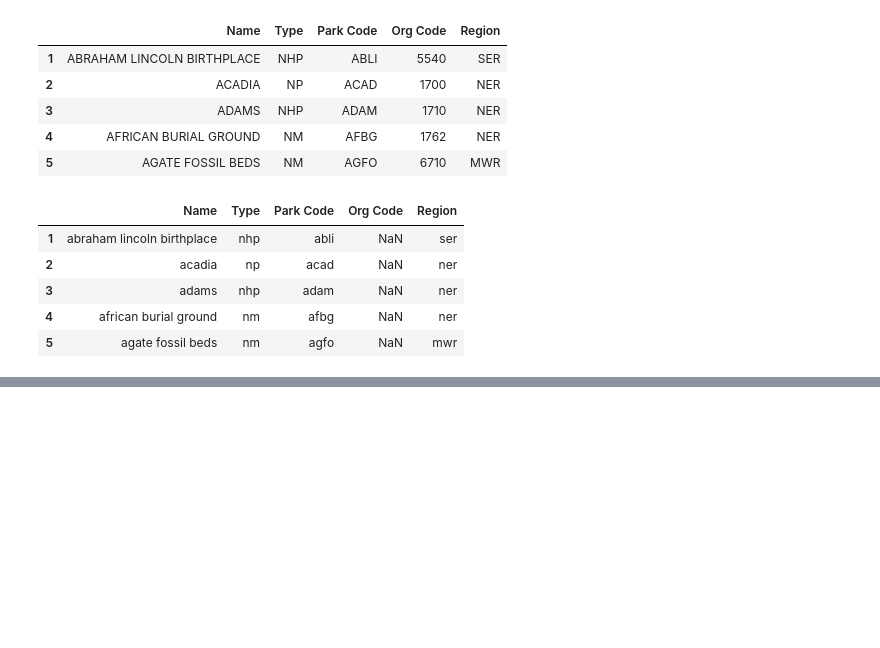
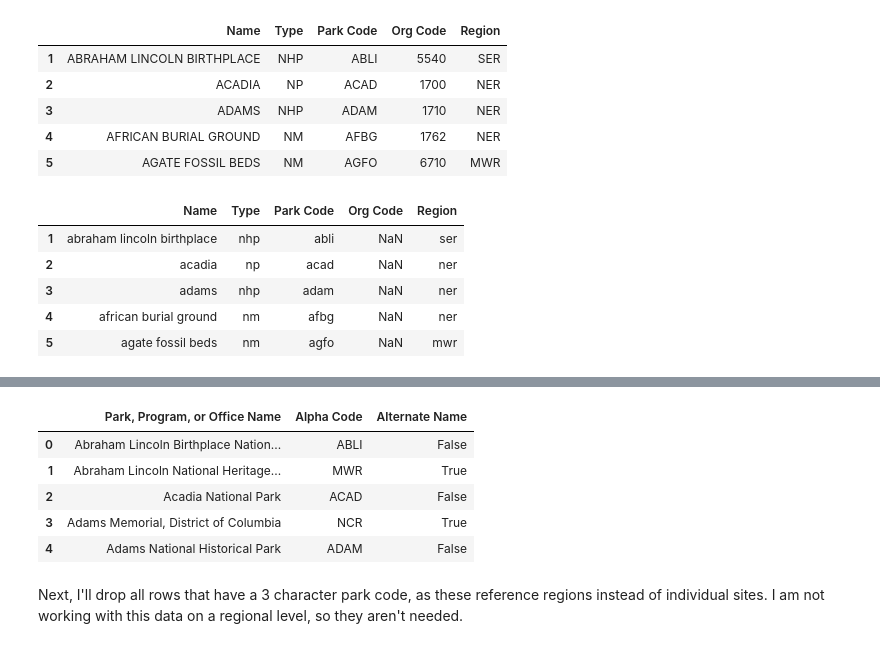
Before and after one commit to jeccalong/NPS_Mortality_Analysis, a Jupyter notebook: Notebooks/aquisitionAndCleaning.ipynb, the cells around one changed output, grey strips where cells are left out. Saved outputs shown, nothing was run; the diff lists cells and outputs as text; code cells hidden in the pictures; blank space fills up the shorter version.

```diff
--- a/Notebooks/aquisitionAndCleaning.ipynb
+++ b/Notebooks/aquisitionAndCleaning.ipynb
@@ -742,0 +845,15 @@ df_units.head()
+# %%
+df_historic_codes["Alpha Code"] = (
+    df_historic_codes["Alpha Code"].str.replace(r"^See\s+", "", regex=True)
+)
+
+df_historic_codes.head()
+# %% [output]
+|  | Park, Program, or Office Name | Alpha Code | Alternate Name |
+| 0 | Abraham Lincoln Birthplace Nation... | ABLI | False |
+| 1 | Abraham Lincoln National Heritage... | MWR | True |
+| 2 | Acadia National Park | ACAD | False |
+| 3 | Adams Memorial, District of Columbia | NCR | True |
+| 4 | Adams National Historical Park | ADAM | False |
+# %% [markdown]
+Next, I'll drop all rows that have a 3 character park code, as these reference regions instead of individual sites. I am not working with this data on a regional level, so they aren't needed.
```
Also changed, not shown: parts of 20 cells of this notebook, 1 other file.
